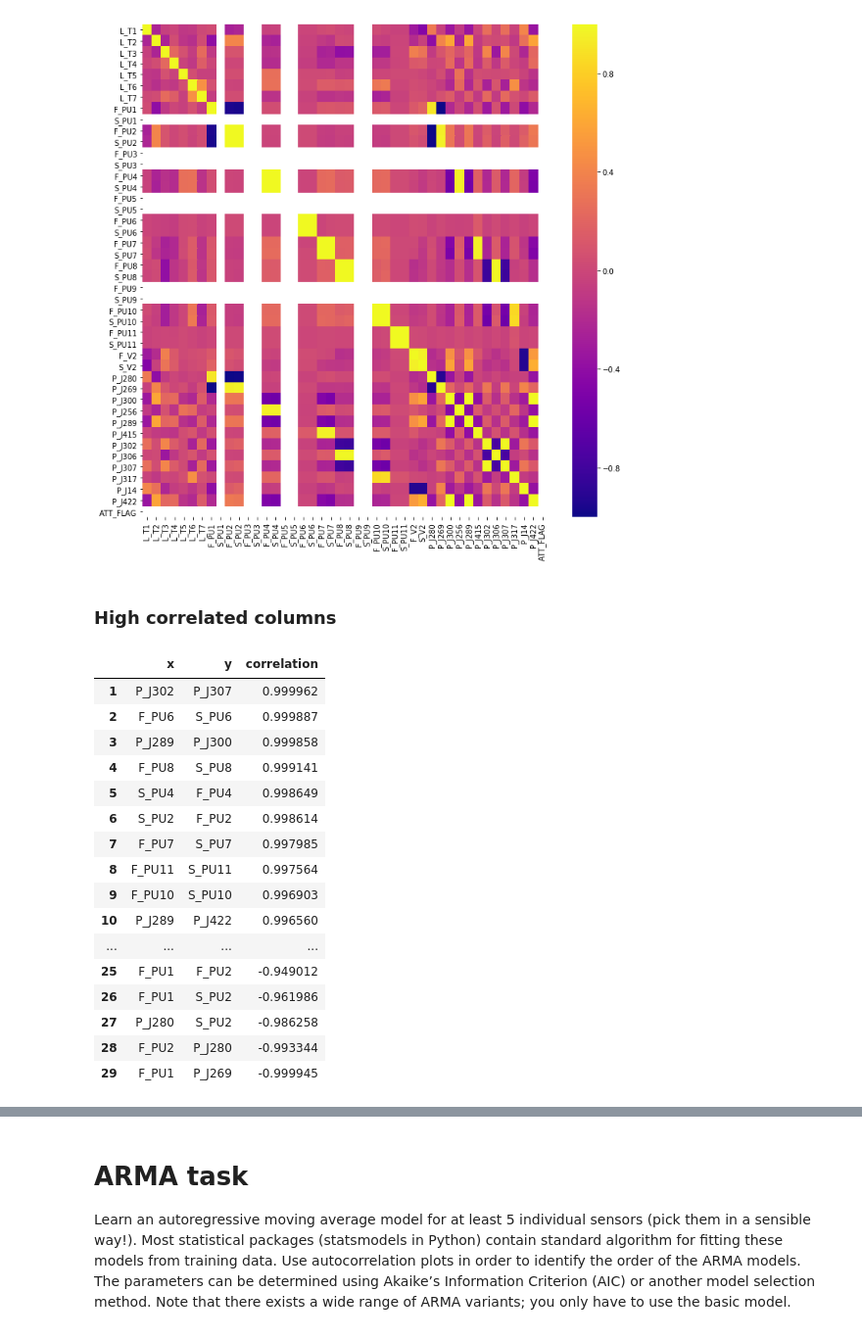
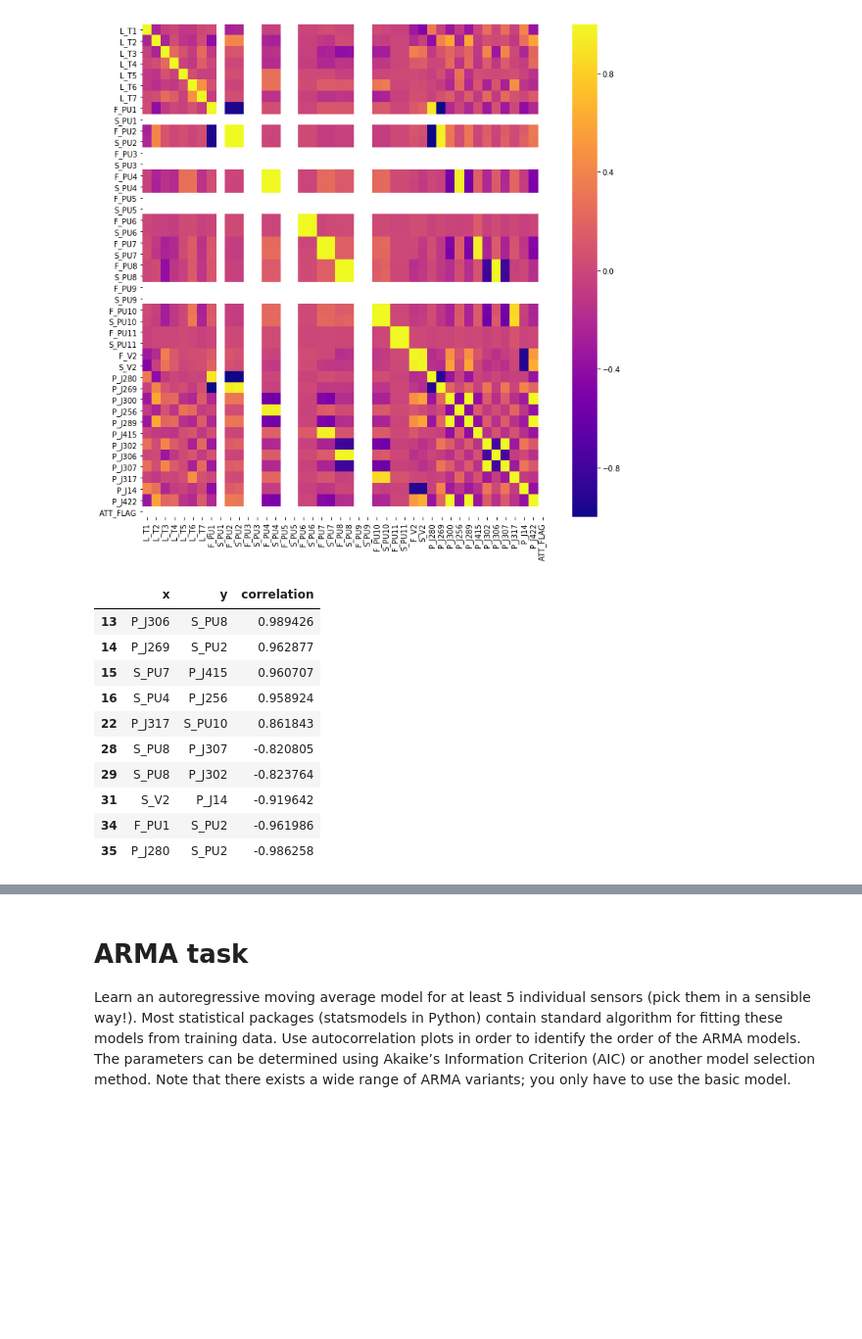
Before and after one commit to R-Graafmans/CDA_CS4035, a Jupyter notebook: Assignment2/Main.ipynb, the cells around one changed output, grey strips where cells are left out. Shown at 98% size. Saved outputs shown, nothing was run; the diff lists cells and outputs as text; code cells hidden in the pictures; blank space fills up the shorter version.

```diff
--- a/Assignment2/Main.ipynb
+++ b/Assignment2/Main.ipynb
@@ -62,32 +82,33 @@ sns.heatmap(data.corr(), cmap='plasma')
 plt.show()
 # %% [output]
 [figure]
-# %% [markdown]
- ### High correlated columns
 # %%
 cr_series = corr.unstack().sort_values(ascending=False).drop_duplicates().dropna()
 cr = pd.DataFrame(cr_series)
-cr['high'] = cr_series.between(-0.9, 0.9, inclusive=True)
+cr['high'] = cr_series.between(-0.75, 0.75, inclusive=True)
 cr = cr[cr['high']==False].drop('high', axis='columns').reset_index().set_axis(['x', 'y', 'correlation'], axis='columns', inplace=False)
+
+# Filter correlations with itself
 cr = cr[cr['x'] != cr['y']]
+
+# Filter correlations between status and flow of same machine
+cr = cr[cr['x'].str.split('_', expand=True)[1] != cr['y'].str.split('_', expand=True)[1]]
+
+# Most interesting are the correlatiosn between sensors and actuators
+cr = cr[(cr['x'].str.split('_', expand=True)[0] =='S') | (cr['y'].str.split('_', expand=True)[0]=='S')]
+
 display(HTML(cr.to_html()))
 # %% [output]
 |  | x | y | correlation |
-| 1 | P_J302 | P_J307 | 0.999962 |
-| 2 | F_PU6 | S_PU6 | 0.999887 |
-| 3 | P_J289 | P_J300 | 0.999858 |
-| 4 | F_PU8 | S_PU8 | 0.999141 |
-| 5 | S_PU4 | F_PU4 | 0.998649 |
-| 6 | S_PU2 | F_PU2 | 0.998614 |
-| 7 | F_PU7 | S_PU7 | 0.997985 |
-| 8 | F_PU11 | S_PU11 | 0.997564 |
-| 9 | F_PU10 | S_PU10 | 0.996903 |
-| 10 | P_J289 | P_J422 | 0.996560 |
-| ... | ... | ... | ... |
-| 25 | F_PU1 | F_PU2 | -0.949012 |
-| 26 | F_PU1 | S_PU2 | -0.961986 |
-| 27 | P_J280 | S_PU2 | -0.986258 |
-| 28 | F_PU2 | P_J280 | -0.993344 |
-| 29 | F_PU1 | P_J269 | -0.999945 |
+| 13 | P_J306 | S_PU8 | 0.989426 |
+| 14 | P_J269 | S_PU2 | 0.962877 |
+| 15 | S_PU7 | P_J415 | 0.960707 |
+| 16 | S_PU4 | P_J256 | 0.958924 |
+| 22 | P_J317 | S_PU10 | 0.861843 |
+| 28 | S_PU8 | P_J307 | -0.820805 |
+| 29 | S_PU8 | P_J302 | -0.823764 |
+| 31 | S_V2 | P_J14 | -0.919642 |
+| 34 | F_PU1 | S_PU2 | -0.961986 |
+| 35 | P_J280 | S_PU2 | -0.986258 |
 # %%
 for row in cr.itertuples():
```
Also changed, not shown: parts of 13 cells of this notebook.
